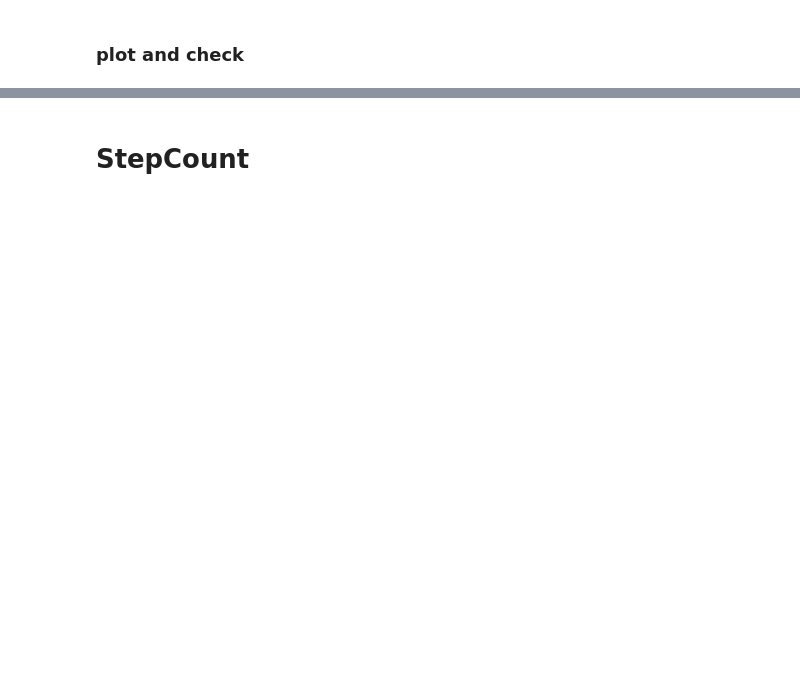
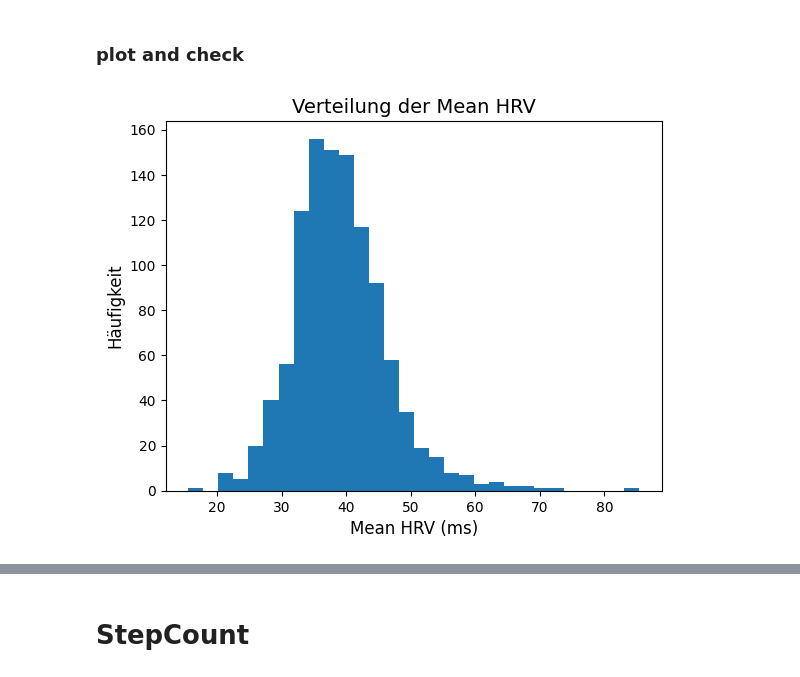
Before and after one commit to yichenpsy/sleep_stress, a Jupyter notebook: notebooks/data_clean.ipynb, the cells around one changed output, grey strips where cells are left out. Cells and saved outputs as stored; diff of their text form; code cells hidden in the pictures; blank space fills up the shorter version.

Commit message:
update visualization

```diff
--- a/notebooks/data_clean.ipynb
+++ b/notebooks/data_clean.ipynb
@@ -241,11 +489,13 @@ df_hrv
 # %% [markdown]
 ### plot and check
 # %%
-plt.hist(df_hrv["mean_hrv"], bins=30)
+plt.hist(df_hrv["mean_hrv"], bins=30, histtype='bar')
 plt.title("Verteilung der Mean HRV", fontsize=14)
 plt.xlabel("Mean HRV (ms)", fontsize=12)
 plt.ylabel("Häufigkeit", fontsize=12)
 plt.show()
+# %% [output]
+[figure, added]
 # %%
 # Identify Outliers with box-plot
 plt.boxplot(df_hrv["mean_hrv"])
```
Also changed, not shown: parts of 48 cells of this notebook, 5 other files.
